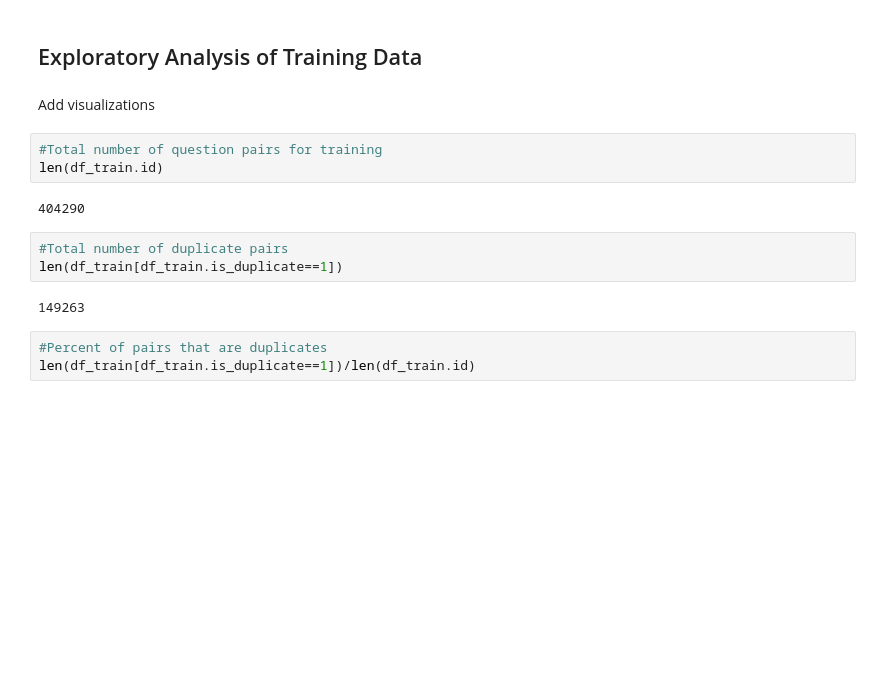
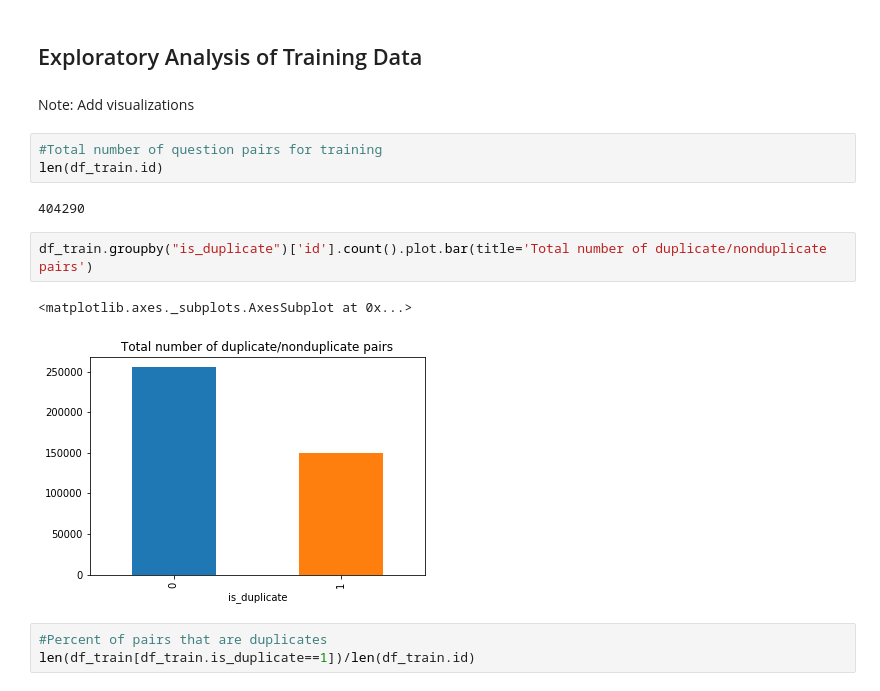
Before and after one commit to lprzychodzien/quora-question-pairs, a Jupyter notebook: theMedNet Take Home.ipynb, the cells around one changed output. Cells and saved outputs as stored; diff of their text form; blank space fills up the shorter version.

```diff
--- a/theMedNet Take Home.ipynb
+++ b/theMedNet Take Home.ipynb
@@ -50,18 +58,18 @@ df_train.head()
 | 4 | 4 | 9 | 10 | Which one dissolve in water quikl... | Which fish would survive in salt ... | 0 |
 # %% [markdown]
 ## Exploratory Analysis of Training Data
-# %% [markdown]
-Add visualizations
+# %% [markdown]
+Note: Add visualizations
 # %%
 #Total number of question pairs for training
 len(df_train.id)
 # %% [output]
 404290
-# %%
-#Total number of duplicate pairs
-len(df_train[df_train.is_duplicate==1])
-# %% [output]
-149263
+# %%
+df_train.groupby("is_duplicate")['id'].count().plot.bar(title='Total number of duplicate/nonduplicate pairs')
+# %% [output]
+<matplotlib.axes._subplots.AxesSubplot at 0x...>
+[figure, added]
 # %%
 #Percent of pairs that are duplicates
 len(df_train[df_train.is_duplicate==1])/len(df_train.id)
```
Also changed, not shown: parts of 93 cells of this notebook.
